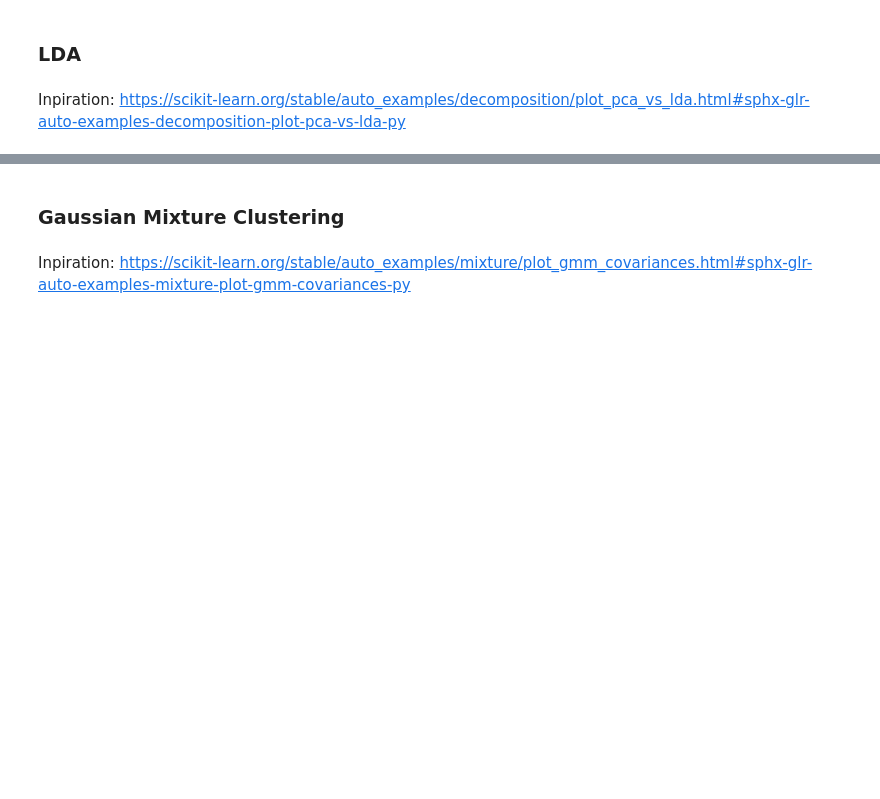
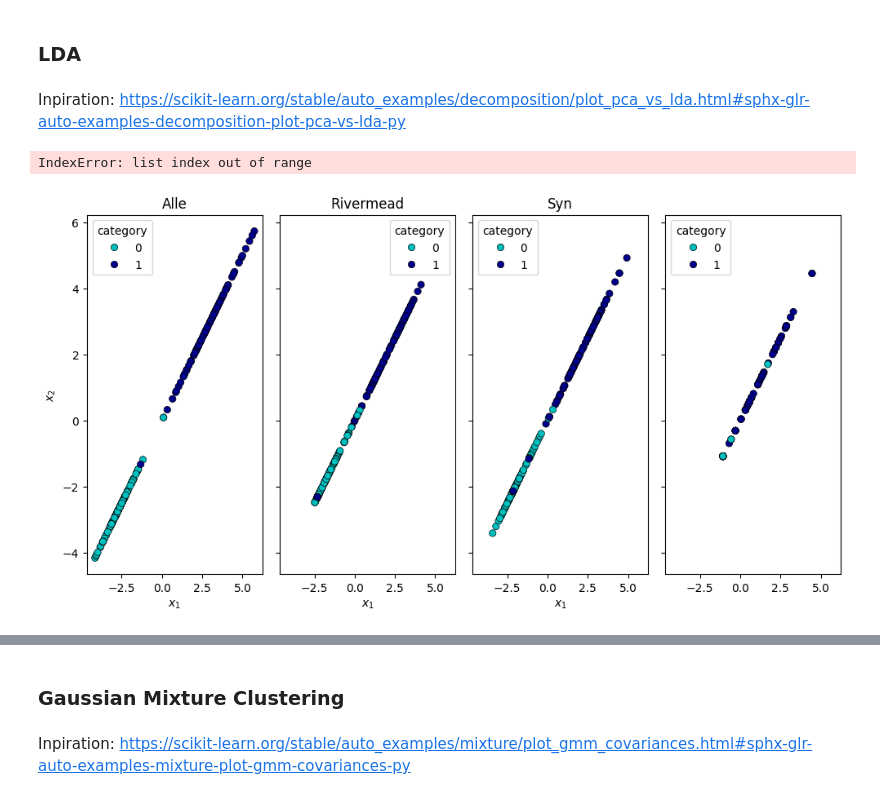
Before and after one commit to krusand/Analyzing-concussions-through-eyetracking-measurements, a Jupyter notebook: SurveyResponses.ipynb, the cells around one changed output, grey strips where cells are left out. Saved outputs shown, nothing was run; the diff lists cells and outputs as text; code cells hidden in the pictures; blank space fills up the shorter version.

Commit message:
Corrected errors and ran code

```diff
--- a/SurveyResponses.ipynb
+++ b/SurveyResponses.ipynb
@@ -431,3 +384,5 @@ Name: pain:0, Length: 400, dtype: object
+# %%
+data_encoded = pd.concat([data_rm_rows_cols, pain], axis=1)
 # %% [markdown]
 ### Save cleaned data
 # %%
@@ -535,32 +504,34 @@ Inpiration: https://scikit-learn.org/stable/auto_examples/decomposition/plot_pca
 # %%
-lda = LinearDiscriminantAnalysis(n_components=2)
+lda = LinearDiscriminantAnalysis(n_components=1)
 # %%
 # Define plot
-fig, axs = plt.subplots(1, len(topic_areas), figsize=(10, 5), sharex=True, sharey=True)
+fig, axs = plt.subplots(1, len(topic_areas[0:4]), figsize=(10, 5), sharex=True, sharey=True)
 plt.tight_layout();
 fig.subplots_adjust(wspace=0.1, hspace=.2);
 
 # Define color schemes
-# cmap_light = ListedColormap(['orange', 'cyan', 'cornflowerblue'])
-cmap_bold = ['darkorange', 'c', 'darkblue']
+cmap_bold = ['c', 'darkblue']
 
 # Define titles
-titles = ["Alle", "Rivermead", "Syn", "Pain"]
+titles = ["Alle", "Rivermead", "Syn"]
 
-for i in range(len(topic_areas)):
+for i in range(len(topic_areas[0:4])):
     X_subset = X.filter(topic_areas[i])
-    X_transformed = lda.fit(X_subset, y).transform(X)
+    X_transformed = lda.fit(X_subset, y).transform(X_subset)
 
     # Get ax
     ax = axs[i]
 
     # Plot also the training points
-    sns.scatterplot(x=X_transformed[:, 0], y=X_transformed[:, 1], hue=y, palette=cmap_bold, alpha=1.0, edgecolor="black", ax=ax)
+    sns.scatterplot(x=X_transformed[:, 0], y=X_transformed[:, 0], hue=y, palette=cmap_bold, alpha=1.0, edgecolor="black", ax=ax)
 
     ax.set_title(titles[i]);
 
     ax.set_xlabel("$x_1$");
     ax.set_ylabel("$x_2$");
 
-plt.title("LDA")
+# plt.title("LDA")
 plt.show()
+# %% [output]
+IndexError: list index out of range
+[figure, added]
```
Also changed, not shown: parts of 52 cells of this notebook.
